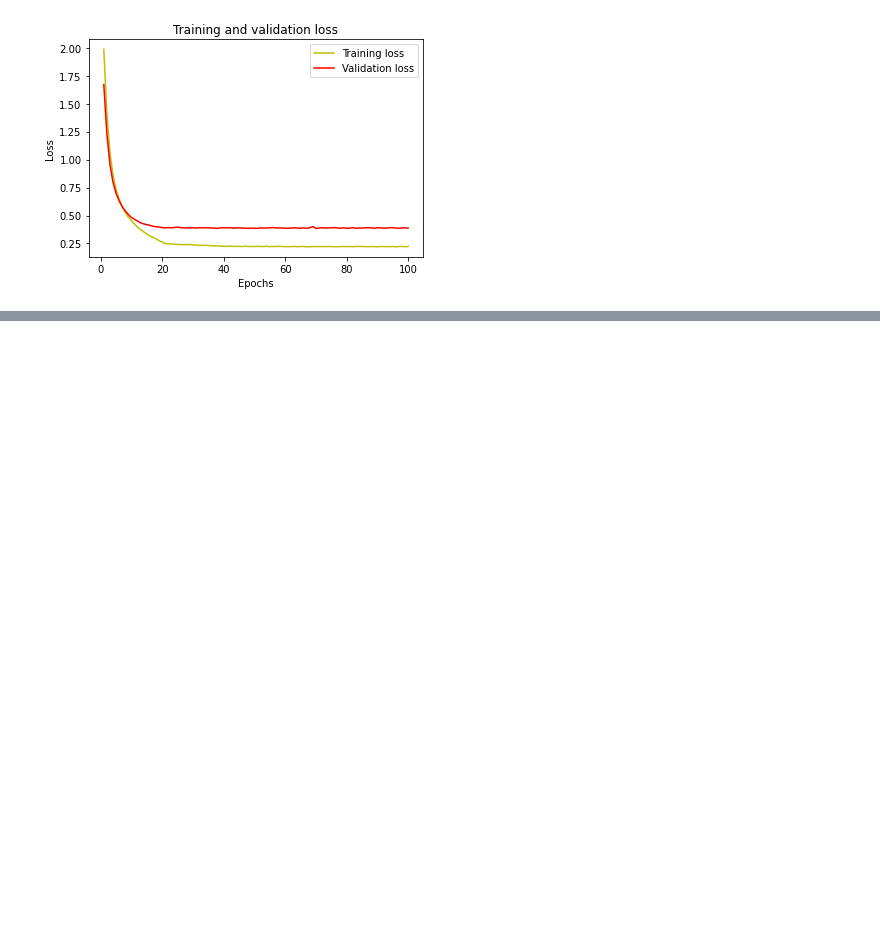
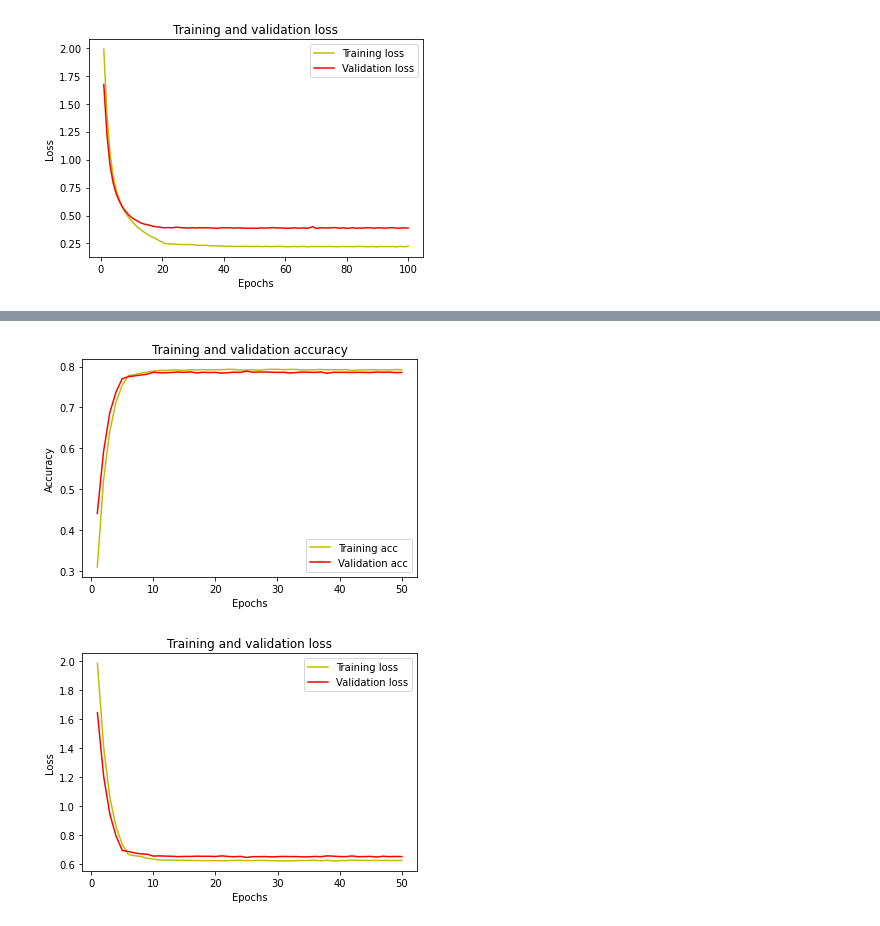
Before and after one commit to chrisian08/EE-298Z-Deep-Learning, a Jupyter notebook: EE298Z_Completion_Requirement.ipynb, the cells around one changed output, grey strips where cells are left out. Drawn from its saved outputs; the diff is of its cells as text; code cells hidden in the pictures; blank space fills up the shorter version.

```diff
--- a/EE298Z_Completion_Requirement.ipynb
+++ b/EE298Z_Completion_Requirement.ipynb
@@ -312,0 +319,22 @@ Epoch 82/100 |
+# %%
+# Load a pretrained model
+model_resnet18 = timm.create_model('resnet18', pretrained = True)
+
+# Reset final fully connected layer and change the output size to 10
+num_ftrs = model_resnet18.fc.in_features
+num_output = 10
+model_resnet18.fc = nn.Linear(num_ftrs, num_output)
+
+model_resnet18 = model_resnet18.to(device)
+
+# Use CrossEntropyLoss as criterion
+criterion = nn.CrossEntropyLoss()
+# Use SGD to optimize all parameters
+optimizer = optim.SGD(model_resnet18.parameters(), lr = 0.001)
+# Decay LR by a factor of 0.5 every 20 epochs
+step_lr_scheduler = lr_scheduler.StepLR(optimizer, step_size = 5, gamma = 0.1)
+
+epochs = 50
+model_resnet18, train_hist, validation_hist, time_hist = train_model(model_resnet18, criterion, optimizer, step_lr_scheduler, num_epochs = epochs)
+plot_stat(epochs, train_hist, validation_hist)
+# %% [output]
@@ -312,0 +358,2 @@ Epoch 82/100 |
+[figure, added]
+[figure, added]
```
Also changed, not shown: parts of 5 cells of this notebook.
